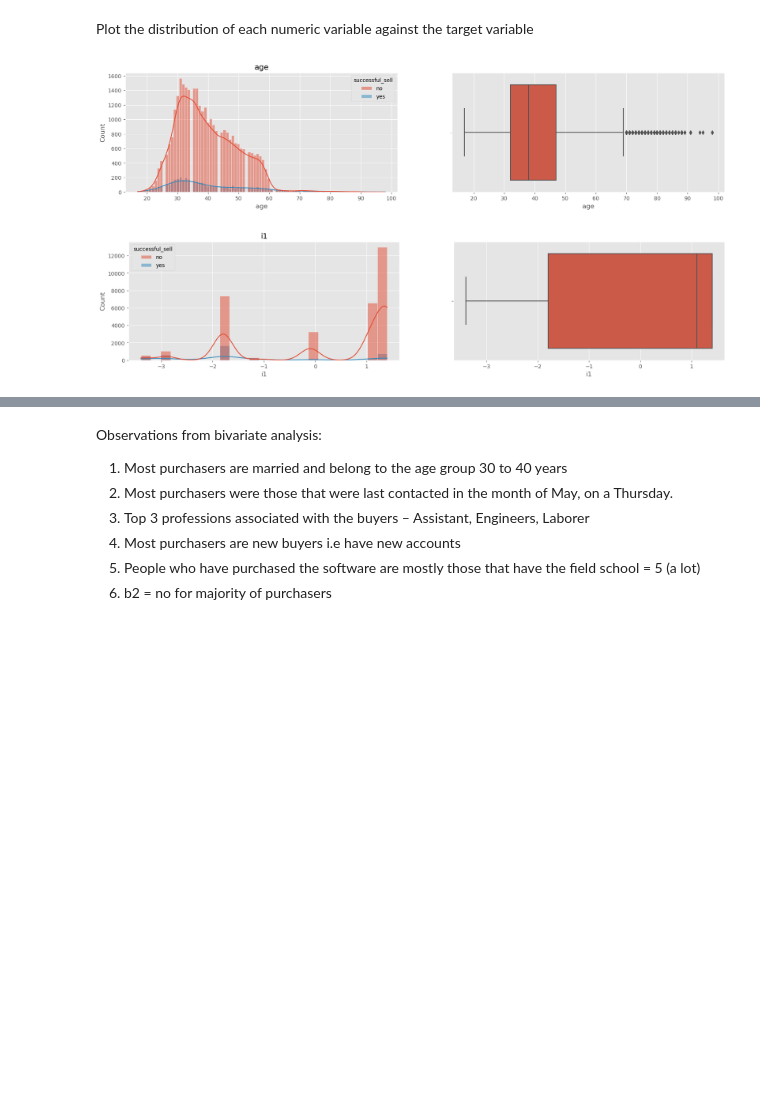
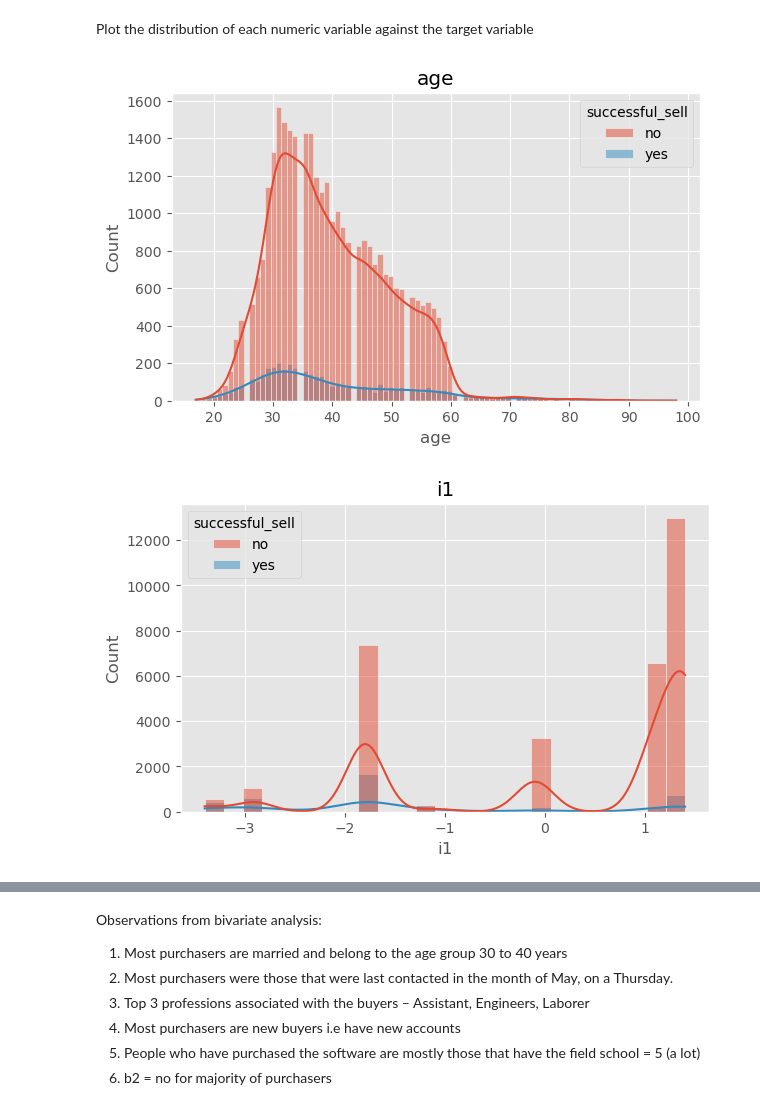
Before and after one commit to shreeya-v-k/phData, a Jupyter notebook: Project_Challenge.ipynb, the cells around one changed output, grey strips where cells are left out. Saved outputs shown, nothing was run; the diff lists cells and outputs as text; code cells hidden in the pictures; blank space fills up the shorter version.

```diff
--- a/Project_Challenge.ipynb
+++ b/Project_Challenge.ipynb
@@ -397,7 +396,7 @@ Plot each categorical variable against the target variable
 # %%
 plt.style.use("ggplot")
 for column in cat_cols:
-    plt.figure(figsize=(20,4))
+    plt.figure(figsize=(15,4))
     plt.subplot(121)
     sns.countplot(x = df[column], hue=df["successful_sell"])
     plt.title(column)
@@ -418,14 +417,12 @@ Plot the distribution of each numeric variable against the target variable
 # %%
 # Plotting histogram for each numerical variable
 plt.style.use("ggplot")
 for column in num_cols:
 
-    plt.figure(figsize=(20,4))
+    plt.figure(figsize=(15,4))
     plt.subplot(121)
     sns.histplot(df.reset_index(drop=True), x = df[column], kde=True, hue = df["successful_sell"])
     plt.title(column)
-    plt.subplot(1, 2, 2)
-    sns.boxplot(x=df[column])
 # %% [output]
-[figure, old version]
+[figure, new version]
-[figure, old version]
+[figure, new version]
```
Also changed, not shown: parts of 11 cells of this notebook.
